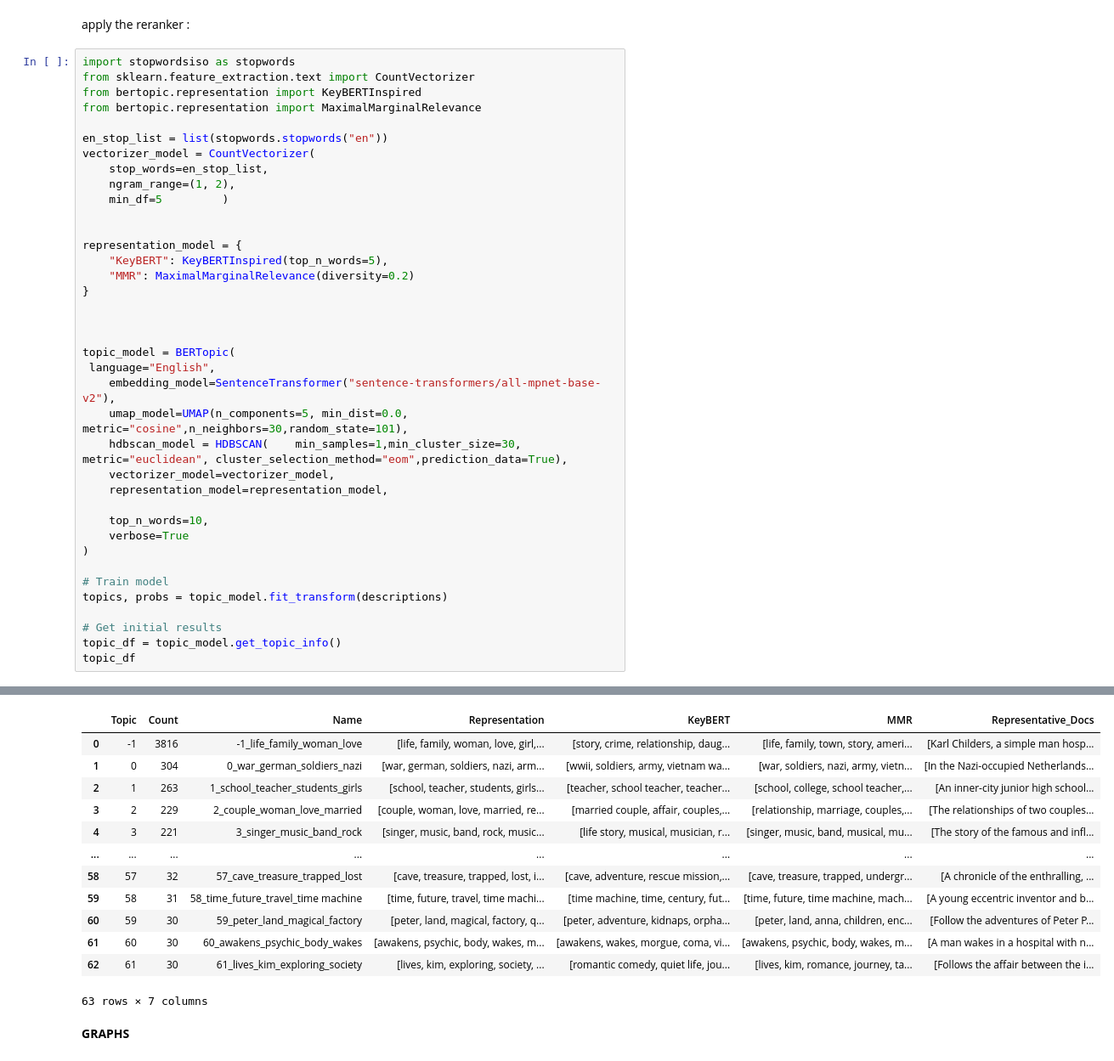
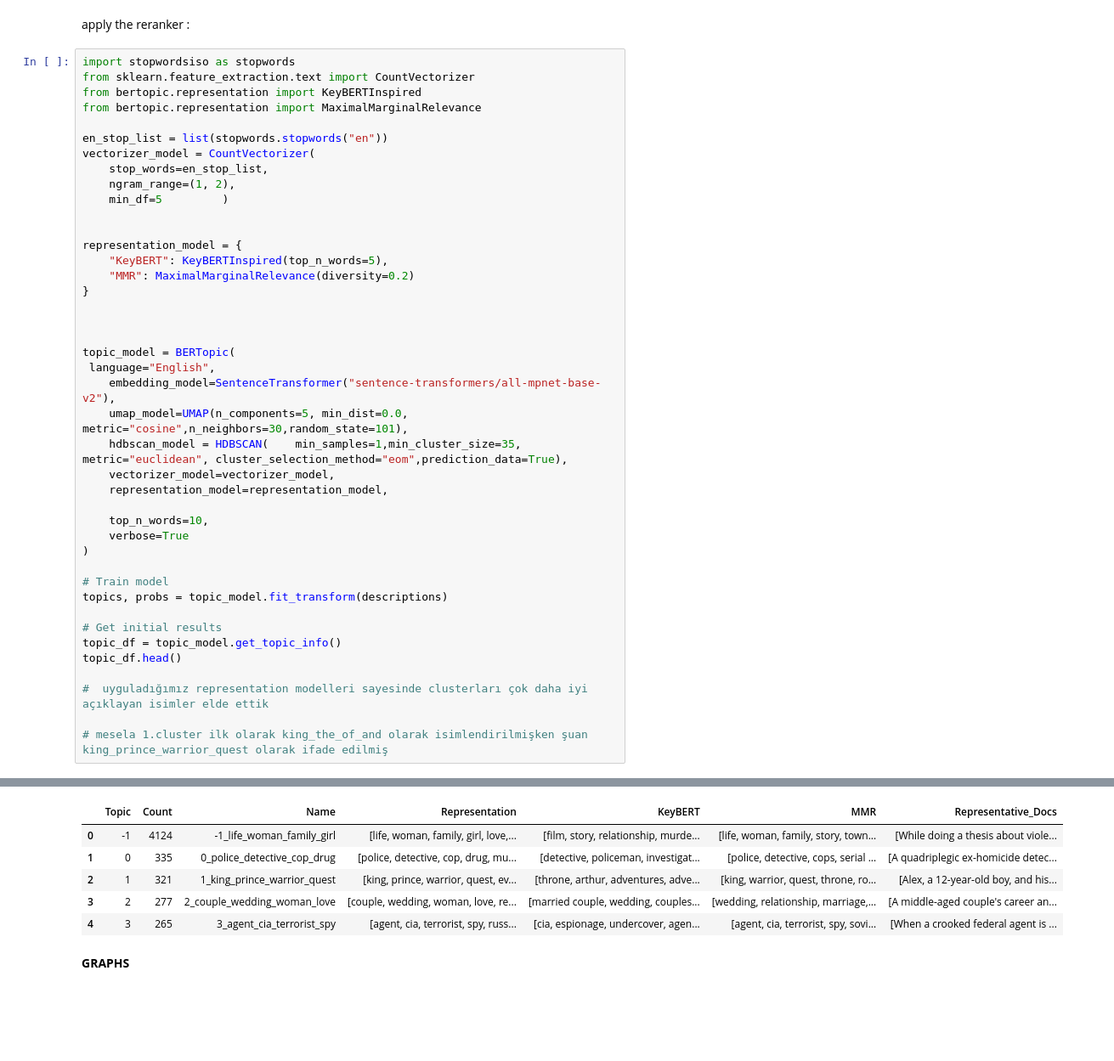
Before and after one commit to ozboz11/topic_labeling, a Jupyter notebook: text_clustering_my_project.ipynb, the cells around one changed output, grey strips where cells are left out. Shown at 85% size. Cells and saved outputs as stored; diff of their text form; blank space fills up the shorter version.

```diff
--- a/text_clustering_my_project.ipynb
+++ b/text_clustering_my_project.ipynb
@@ -96,7 +88,7 @@ topic_model = BERTopic(
  language="English",
     embedding_model=SentenceTransformer("sentence-transformers/all-mpnet-base-v2"),
     umap_model=UMAP(n_components=5, min_dist=0.0, metric="cosine",n_neighbors=30,random_state=101),
-    hdbscan_model = HDBSCAN(    min_samples=1,min_cluster_size=30, metric="euclidean", cluster_selection_method="eom",prediction_data=True),
+    hdbscan_model = HDBSCAN(    min_samples=1,min_cluster_size=35, metric="euclidean", cluster_selection_method="eom",prediction_data=True),
     vectorizer_model=vectorizer_model,
     representation_model=representation_model,
 
@@ -109,5 +101,9 @@ topics, probs = topic_model.fit_transform(descriptions)
 
 # Get initial results
 topic_df = topic_model.get_topic_info()
-topic_df
+topic_df.head()
+
+#  uyguladığımız representation modelleri sayesinde clusterları çok daha iyi açıklayan isimler elde ettik
+
+# mesela 1.cluster ilk olarak king_the_of_and olarak isimlendirilmişken şuan  king_prince_warrior_quest olarak ifade edilmiş
 # %% [output]
@@ -122,16 +118,9 @@ topic_df
 |  | Topic | Count | Name | Representation | KeyBERT | MMR | Representative_Docs |
-| 0 | -1 | 3816 | -1_life_family_woman_love | [life, family, woman, love, girl,... | [story, crime, relationship, daug... | [life, family, town, story, ameri... | [Karl Childers, a simple man hosp... |
-| 1 | 0 | 304 | 0_war_german_soldiers_nazi | [war, german, soldiers, nazi, arm... | [wwii, soldiers, army, vietnam wa... | [war, soldiers, nazi, army, vietn... | [In the Nazi-occupied Netherlands... |
-| 2 | 1 | 263 | 1_school_teacher_students_girls | [school, teacher, students, girls... | [teacher, school teacher, teacher... | [school, college, school teacher,... | [An inner-city junior high school... |
-| 3 | 2 | 229 | 2_couple_woman_love_married | [couple, woman, love, married, re... | [married couple, affair, couples,... | [relationship, marriage, couples,... | [The relationships of two couples... |
-| 4 | 3 | 221 | 3_singer_music_band_rock | [singer, music, band, rock, music... | [life story, musical, musician, r... | [singer, music, band, musical, mu... | [The story of the famous and infl... |
-| ... | ... | ... | ... | ... | ... | ... | ... |
-| 58 | 57 | 32 | 57_cave_treasure_trapped_lost | [cave, treasure, trapped, lost, i... | [cave, adventure, rescue mission,... | [cave, treasure, trapped, undergr... | [A chronicle of the enthralling, ... |
-| 59 | 58 | 31 | 58_time_future_travel_time machine | [time, future, travel, time machi... | [time machine, time, century, fut... | [time, future, time machine, mach... | [A young eccentric inventor and b... |
-| 60 | 59 | 30 | 59_peter_land_magical_factory | [peter, land, magical, factory, q... | [peter, adventure, kidnaps, orpha... | [peter, land, anna, children, enc... | [Follow the adventures of Peter P... |
-| 61 | 60 | 30 | 60_awakens_psychic_body_wakes | [awakens, psychic, body, wakes, m... | [awakens, wakes, morgue, coma, vi... | [awakens, psychic, body, wakes, m... | [A man wakes in a hospital with n... |
-| 62 | 61 | 30 | 61_lives_kim_exploring_society | [lives, kim, exploring, society, ... | [romantic comedy, quiet life, jou... | [lives, kim, romance, journey, ta... | [Follows the affair between the i... |
+| 0 | -1 | 4124 | -1_life_woman_family_girl | [life, woman, family, girl, love,... | [film, story, relationship, murde... | [life, woman, family, story, town... | [While doing a thesis about viole... |
+| 1 | 0 | 335 | 0_police_detective_cop_drug | [police, detective, cop, drug, mu... | [detective, policeman, investigat... | [police, detective, cops, serial ... | [A quadriplegic ex-homicide detec... |
+| 2 | 1 | 321 | 1_king_prince_warrior_quest | [king, prince, warrior, quest, ev... | [throne, arthur, adventures, adve... | [king, warrior, quest, throne, ro... | [Alex, a 12-year-old boy, and his... |
+| 3 | 2 | 277 | 2_couple_wedding_woman_love | [couple, wedding, woman, love, re... | [married couple, wedding, couples... | [wedding, relationship, marriage,... | [A middle-aged couple's career an... |
+| 4 | 3 | 265 | 3_agent_cia_terrorist_spy | [agent, cia, terrorist, spy, russ... | [cia, espionage, undercover, agen... | [agent, cia, terrorist, spy, sovi... | [When a crooked federal agent is ... |
-63 rows × 7 columns
 # %% [markdown]
 **GRAPHS**
 # %%
```
Also changed, not shown: parts of 7 cells of this notebook.
